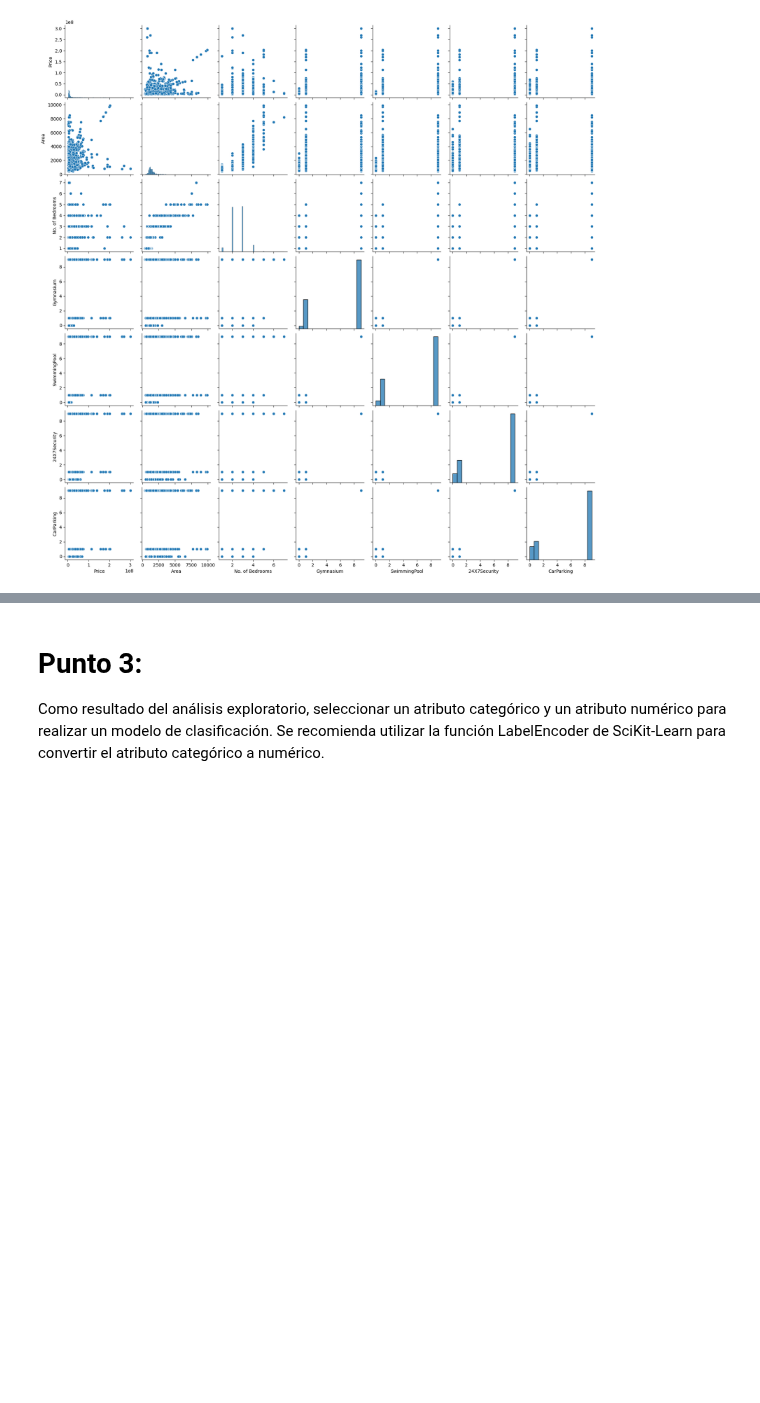
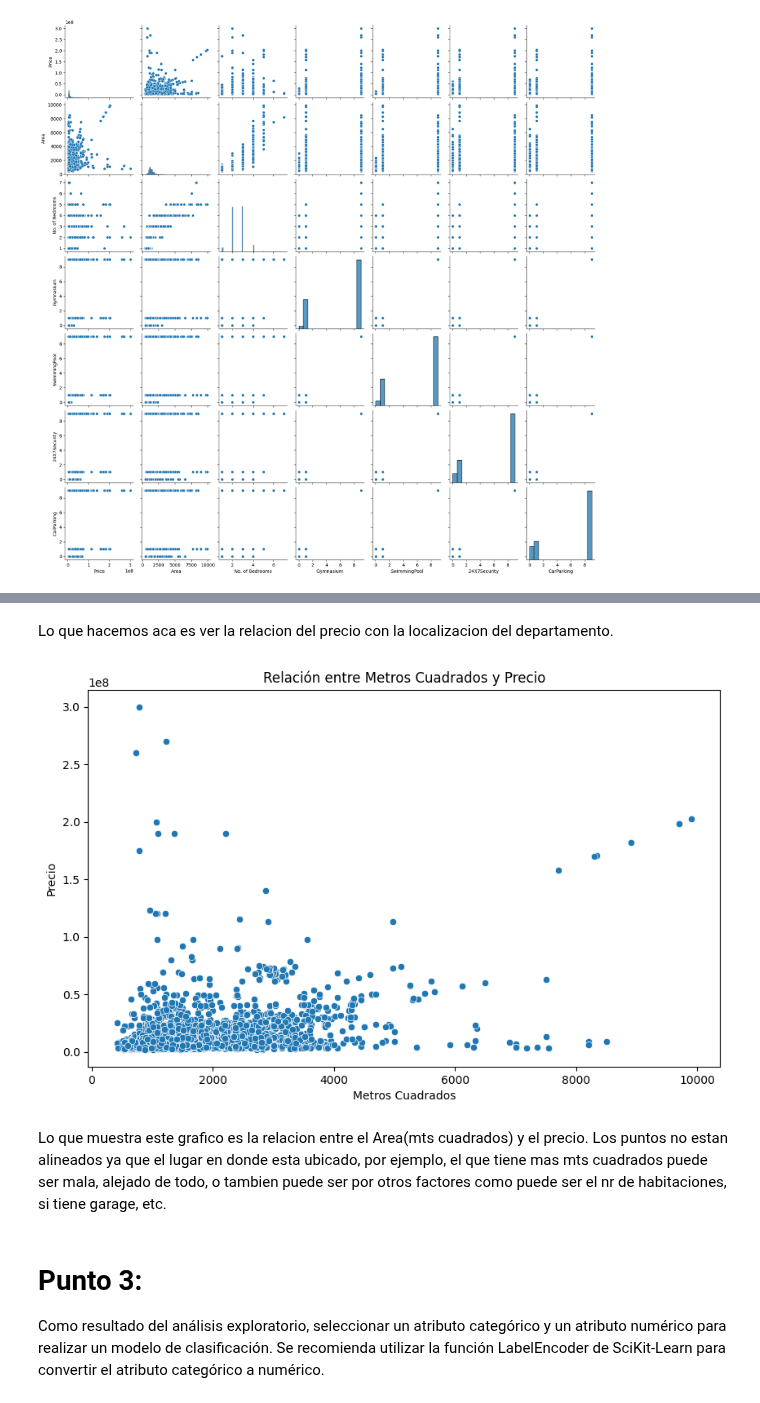
Before and after one commit to Fedezafran1/TP-Chona, a Jupyter notebook: Trabajo_Práctico_1_Modelos_Predictivos_en_SciKit_Learn.ipynb, the cells around one changed output, grey strips where cells are left out. Saved outputs shown, nothing was run; the diff lists cells and outputs as text; code cells hidden in the pictures; blank space fills up the shorter version.

```diff
--- a/Trabajo_Práctico_1_Modelos_Predictivos_en_SciKit_Learn.ipynb
+++ b/Trabajo_Práctico_1_Modelos_Predictivos_en_SciKit_Learn.ipynb
@@ -57,3 +64,16 @@ sns.pairplot(Bangalore_df, hue="Location")
+# %% [markdown]
+Lo que hacemos aca es ver la relacion del precio con la localizacion del departamento.
+# %%
+plt.figure(figsize=(10, 6))
+sns.scatterplot(x='Area', y='Price', data=Bangalore_df)
+plt.xlabel('Metros Cuadrados')
+plt.ylabel('Precio')
+plt.title('Relación entre Metros Cuadrados y Precio')
+plt.show()
+# %% [output]
+[figure, added]
+# %% [markdown]
+Lo que muestra este grafico es la relacion entre el Area(mts cuadrados) y el precio. Los puntos no estan alineados ya que el lugar en donde esta ubicado, por ejemplo, el que tiene mas mts cuadrados puede ser mala, alejado de todo, o tambien puede ser por otros factores como puede ser el nr de habitaciones, si tiene garage, etc.
 # %% [markdown]
 # Punto 3:
 
```
Also changed, not shown: parts of 7 cells of this notebook.
